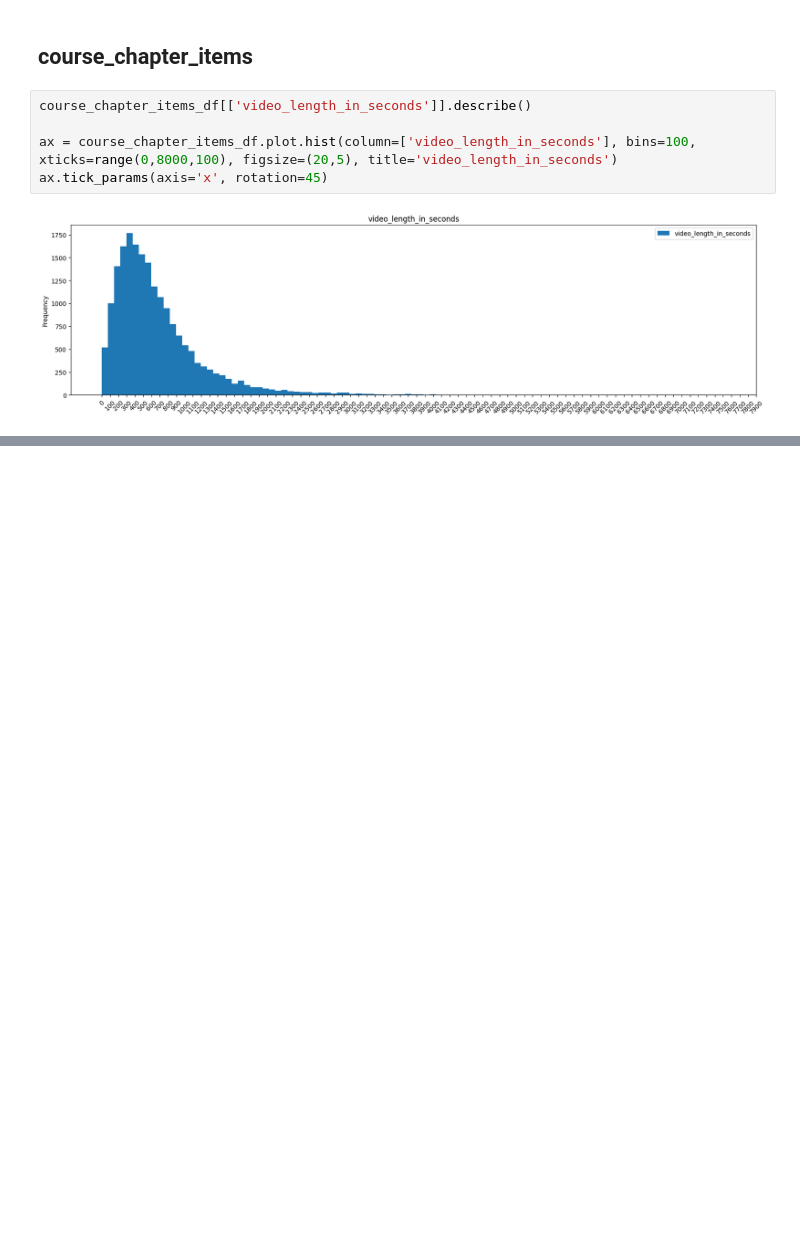
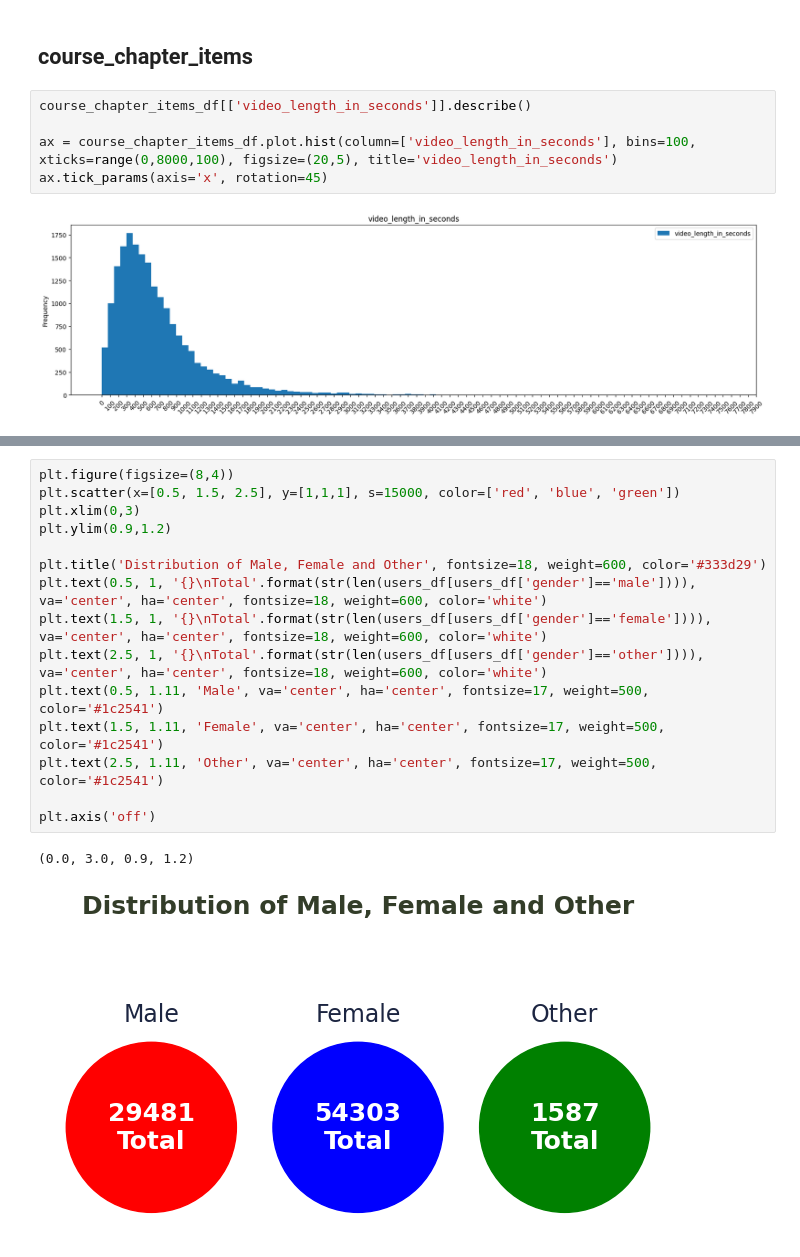
Before and after one commit to ianyang66/ADLFinal, a Jupyter notebook: EDA.ipynb, the cells around one changed output, grey strips where cells are left out. Saved outputs shown, nothing was run; the diff lists cells and outputs as text; blank space fills up the shorter version.

```diff
--- a/EDA.ipynb
+++ b/EDA.ipynb
@@ -191,0 +196,18 @@ ax.tick_params(axis='x', rotation=45)
+# %%
+plt.figure(figsize=(8,4))
+plt.scatter(x=[0.5, 1.5, 2.5], y=[1,1,1], s=15000, color=['red', 'blue', 'green'])
+plt.xlim(0,3)
+plt.ylim(0.9,1.2)
+
+plt.title('Distribution of Male, Female and Other', fontsize=18, weight=600, color='#333d29')
+plt.text(0.5, 1, '{}\nTotal'.format(str(len(users_df[users_df['gender']=='male']))), va='center', ha='center', fontsize=18, weight=600, color='white')
+plt.text(1.5, 1, '{}\nTotal'.format(str(len(users_df[users_df['gender']=='female']))), va='center', ha='center', fontsize=18, weight=600, color='white')
+plt.text(2.5, 1, '{}\nTotal'.format(str(len(users_df[users_df['gender']=='other']))), va='center', ha='center', fontsize=18, weight=600, color='white')
+plt.text(0.5, 1.11, 'Male', va='center', ha='center', fontsize=17, weight=500, color='#1c2541')
+plt.text(1.5, 1.11, 'Female', va='center', ha='center', fontsize=17, weight=500, color='#1c2541')
+plt.text(2.5, 1.11, 'Other', va='center', ha='center', fontsize=17, weight=500, color='#1c2541')
+
+plt.axis('off')
+# %% [output]
+(0.0, 3.0, 0.9, 1.2)
+[figure, added]
```
Also changed, not shown: parts of 13 cells of this notebook.
